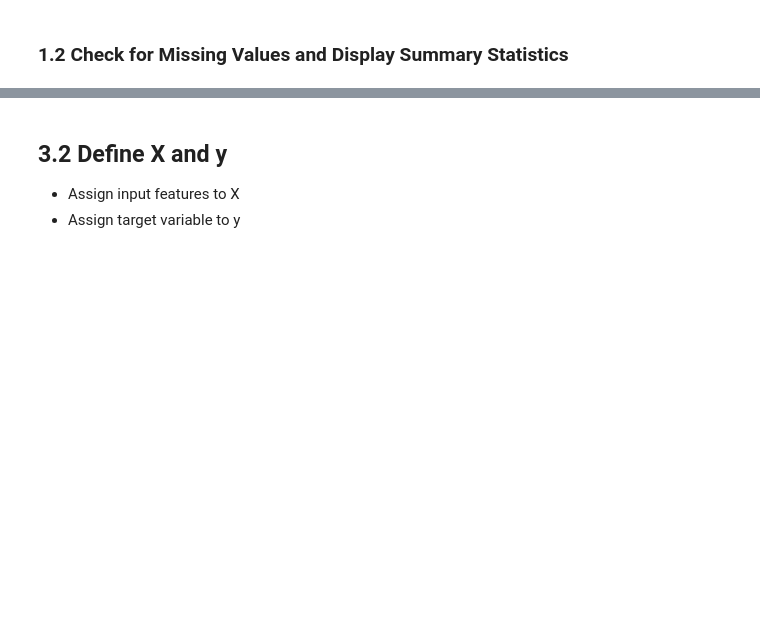
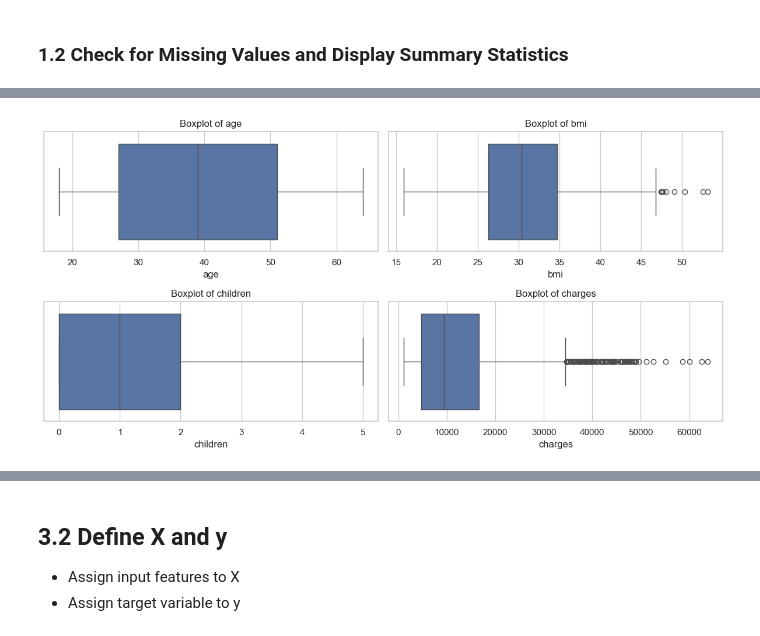
Before and after one commit to abeaderstadt/ml_regression_beaderstadt, a Jupyter notebook: regression_beaderstadt.ipynb, the cells around one changed output, grey strips where cells are left out. Saved outputs shown, nothing was run; the diff lists cells and outputs as text; code cells hidden in the pictures; blank space fills up the shorter version.

```diff
--- a/regression_beaderstadt.ipynb
+++ b/regression_beaderstadt.ipynb
@@ -52,0 +142,14 @@ Load the dataset and display the first 10 rows.
+# %%
+# ------------------------------
+# Boxplots for numeric features (check for outliers)
+# ------------------------------
+
+plt.figure(figsize=(12, 6))
+for i, col in enumerate(numeric_cols, 1):
+    plt.subplot(2, 2, i)
+    sns.boxplot(x=df[col])
+    plt.title(f"Boxplot of {col}")
+plt.tight_layout()
+plt.show()
+# %% [output]
+[figure, added]
```
Also changed, not shown: parts of 47 cells of this notebook.
